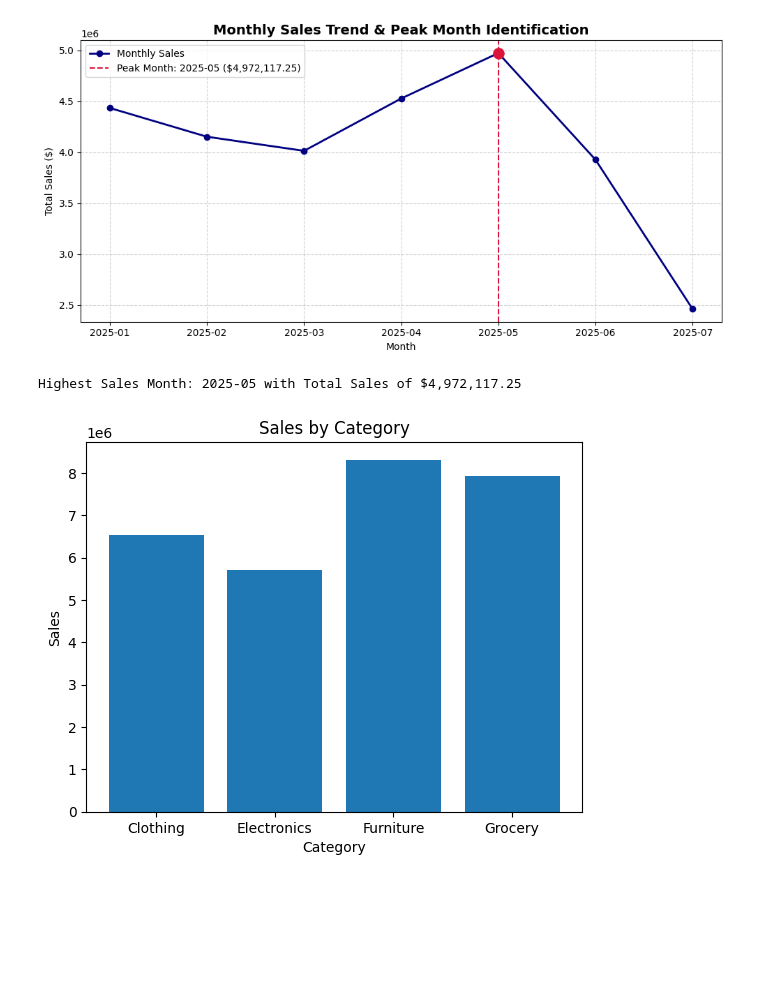
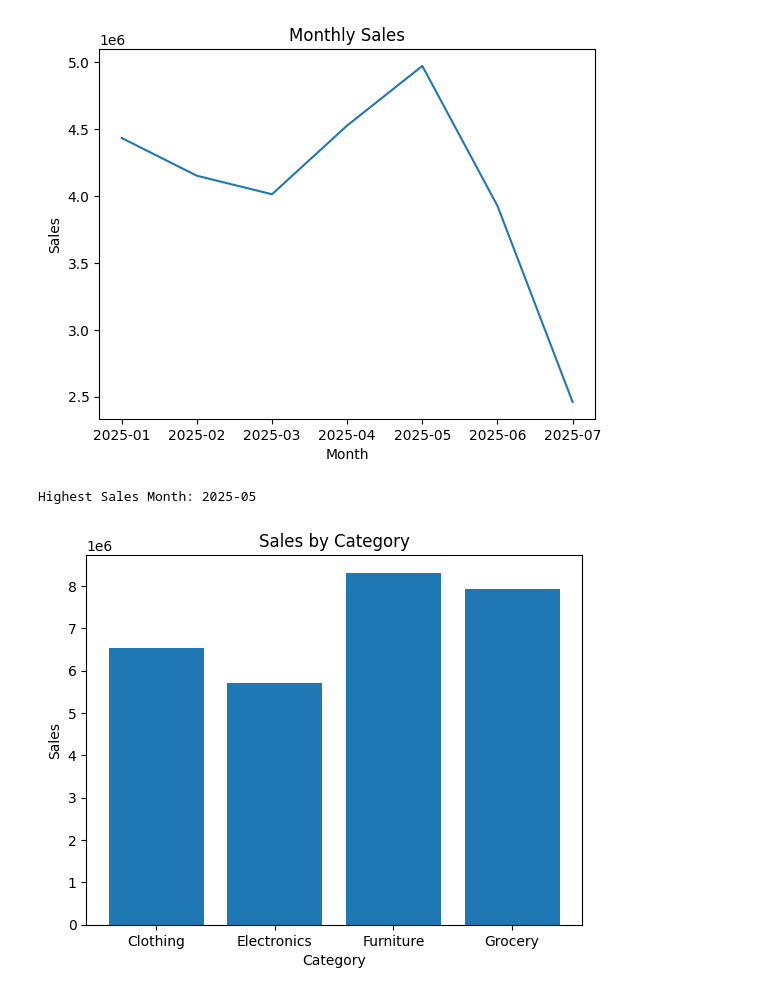
Before and after one commit to mayurrishii/DE_rep, a Jupyter notebook: ecom.ipynb, the cells around one changed output. Drawn from its saved outputs; the diff is of its cells as text; code cells hidden in the pictures; blank space fills up the shorter version.

```diff
--- a/ecom.ipynb
+++ b/ecom.ipynb
@@ -67,31 +57,15 @@ plt.show()
 # %%
-# Create YearMonth period and aggregate sales
-df["YearMonth"] = df["Order_Date"].dt.to_period("M")
-monthly_sales = df.groupby("YearMonth")["Sales"].sum()
-monthly_sales.index = monthly_sales.index.astype(str)
-
-highest_month = monthly_sales.idxmax()
-highest_sales_val = monthly_sales.max()
-
-plt.figure(figsize=(10, 5))
-plt.plot(monthly_sales.index, monthly_sales.values, marker="o", color="navy", linewidth=2, label="Monthly Sales")
-
-# Highlight highest sales month
-plt.axvline(x=highest_month, color="crimson", linestyle="--", label=f"Peak Month: {highest_month} (${highest_sales_val:,.2f})")
-plt.scatter([highest_month], [highest_sales_val], color="crimson", s=120, zorder=5)
-
-plt.title("Monthly Sales Trend & Peak Month Identification", fontsize=14, fontweight="bold")
+monthly_sales = df.groupby(df["Order_Date"].dt.to_period("M"))["Sales"].sum()
+plt.plot(monthly_sales.index.astype(str), monthly_sales.values)
+plt.title("Monthly Sales")
 plt.xlabel("Month")
-plt.ylabel("Total Sales ($)")
-plt.legend()
-plt.grid(True, linestyle="--", alpha=0.6)
-plt.tight_layout()
+plt.ylabel("Sales")
 plt.show()
 
-print(f"Highest Sales Month: {highest_month} with Total Sales of ${highest_sales_val:,.2f}")
+print("Highest Sales Month:", str(monthly_sales.idxmax()))
 # %% [output]
-[figure, old version]
+[figure, new version]
-Highest Sales Month: 2025-05 with Total Sales of $4,972,117.25
+Highest Sales Month: 2025-05
 # %%
 sales_cat = df.groupby("Category")["Sales"].sum()
 plt.bar(sales_cat.index, sales_cat.values)
```
Also changed, not shown: parts of 2 cells of this notebook, 8 other files.
